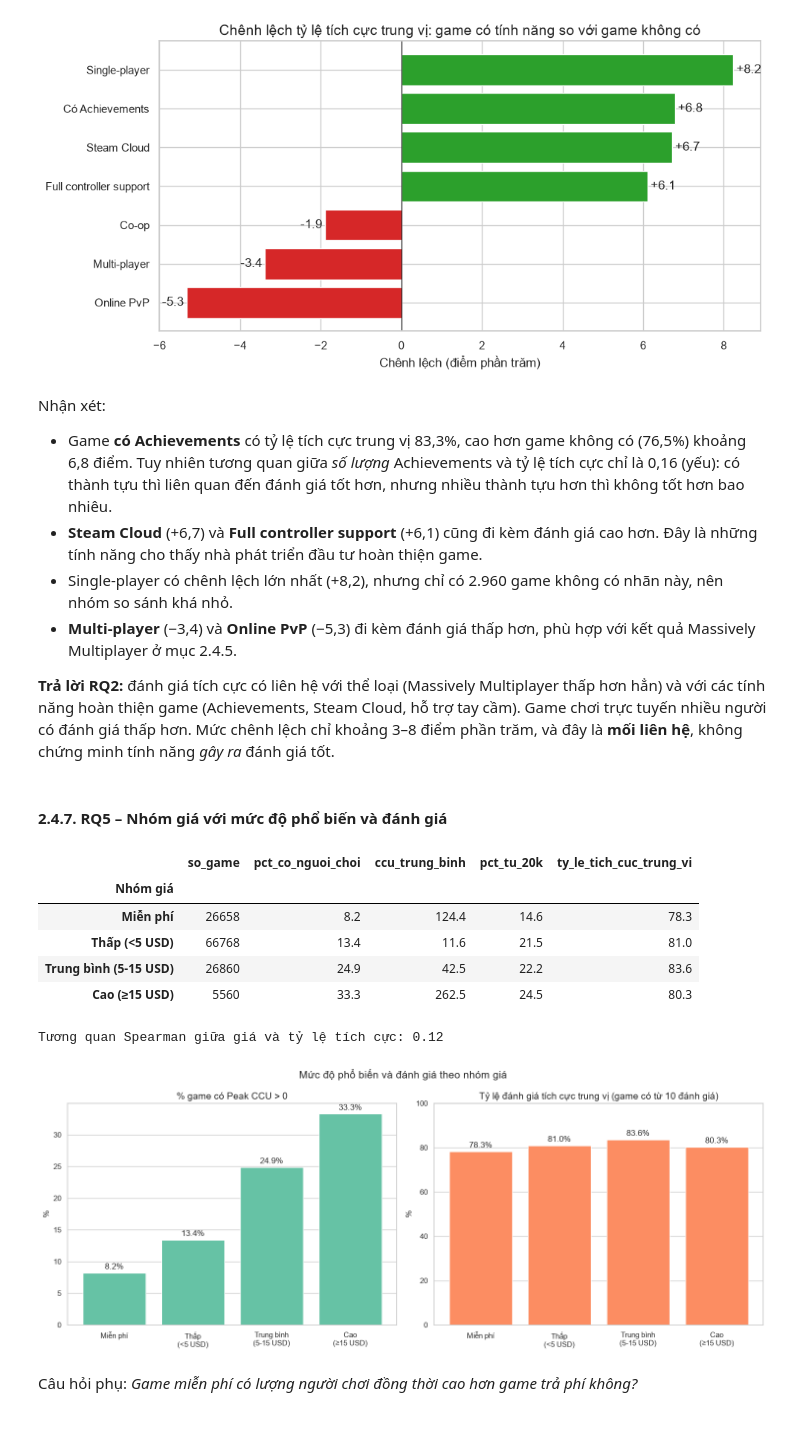
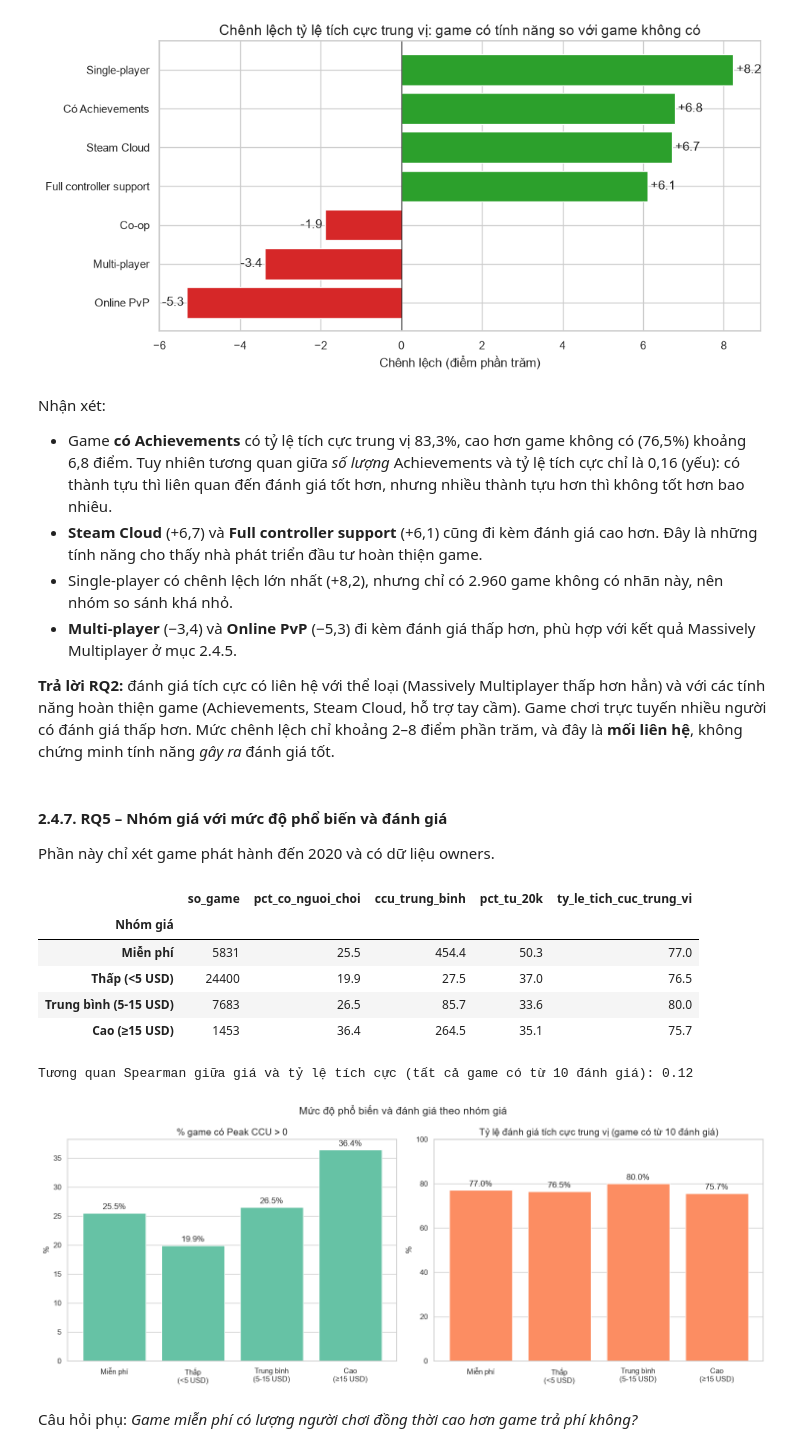
Before and after one commit to huytu059-blip/Games_Data_Science, a Jupyter notebook: notebooks/02_eda.ipynb, the cells around one changed output. Cells and saved outputs as stored; diff of their text form; code cells hidden in the pictures.

```diff
--- a/notebooks/02_eda.ipynb
+++ b/notebooks/02_eda.ipynb
@@ -359,6 +367,7 @@ Các chỉ số dùng chung:
 # %%
 # Chuẩn bị các cột dùng chung cho phần phân tích theo câu hỏi nghiên cứu
 rq = df.copy()
+rq["Năm"] = pd.to_datetime(rq["Release date"]).dt.year
 
 # Estimated owners là một khoảng (ví dụ "20000 - 50000") nên lấy điểm giữa để có 1 con số
 owners_min = rq["Estimated owners"].str.split(" - ").str[0].astype(float)
@@ -396,7 +405,17 @@ the_loai = the_loai[~the_loai["Genre"].isin(["Free To Play", "Early Access"])]
 top_the_loai = the_loai["Genre"].value_counts().head(12).index
 the_loai = the_loai[the_loai["Genre"].isin(top_the_loai)]
 
+# Owners = "0 - 0" là thiếu dữ liệu (notebook 01, mục A3), nên các phần về độ phổ biến bỏ nhóm này
+rq_pho_bien = rq[rq["Estimated owners"] != "0 - 0"]
+the_loai_pho_bien = the_loai[the_loai["Estimated owners"] != "0 - 0"]
+
+# Từ 2021 phần lớn game miễn phí bị thiếu dữ liệu, nên khi so sánh theo giá chỉ xét game đến 2020
+rq_gia = rq_pho_bien[rq_pho_bien["Năm"] <= 2020]
+the_loai_gia = the_loai_pho_bien[the_loai_pho_bien["Năm"] <= 2020]
+
 print("Tổng số game:", len(rq))
+print("Số game dùng cho phần độ phổ biến:", len(rq_pho_bien))
+print("Số game dùng khi so sánh theo giá (đến 2020):", len(rq_gia))
 print("Số game thiếu giá:", rq["Price"].isna().sum())
 print("Số game có từ 10 đánh giá:", len(rq_review))
 print("Số game theo nhóm giá:")
@@ -716,50 +736,52 @@ Nhận xét:
 - Single-player có chênh lệch lớn nhất (+8,2), nhưng chỉ có 2.960 game không có nhãn này, nên nhóm so sánh khá nhỏ.
 - **Multi-player** (−3,4) và **Online PvP** (−5,3) đi kèm đánh giá thấp hơn, phù hợp với kết quả Massively Multiplayer ở mục 2.4.5.
 
-**Trả lời RQ2:** đánh giá tích cực có liên hệ với thể loại (Massively Multiplayer thấp hơn hẳn) và với các tính năng hoàn thiện game (Achievements, Steam Cloud, hỗ trợ tay cầm). Game chơi trực tuyến nhiều người có đánh giá thấp hơn. Mức chênh lệch chỉ khoảng 3–8 điểm phần trăm, và đây là **mối liên hệ**, không chứng minh tính năng *gây ra* đánh giá tốt.
+**Trả lời RQ2:** đánh giá tích cực có liên hệ với thể loại (Massively Multiplayer thấp hơn hẳn) và với các tính năng hoàn thiện game (Achievements, Steam Cloud, hỗ trợ tay cầm). Game chơi trực tuyến nhiều người có đánh giá thấp hơn. Mức chênh lệch chỉ khoảng 2–8 điểm phần trăm, và đây là **mối liên hệ**, không chứng minh tính năng *gây ra* đánh giá tốt.
 # %% [markdown]
 #### 2.4.7. RQ5 – Nhóm giá với mức độ phổ biến và đánh giá
+
+Phần này chỉ xét game phát hành đến 2020 và có dữ liệu owners.
 # %%
-bang_gia = rq.groupby("Nhóm giá").agg(
+bang_gia = rq_gia.groupby("Nhóm giá").agg(
     so_game=("Price", "size"),
     pct_co_nguoi_choi=("Peak CCU", lambda s: (s > 0).mean() * 100),
     ccu_trung_binh=("Peak CCU", "mean"),
     pct_tu_20k=("Owners_mid", lambda s: (s >= 35000).mean() * 100),
 ).reindex(thu_tu_gia)
-bang_gia["ty_le_tich_cuc_trung_vi"] = rq_review.groupby("Nhóm giá")["Positive ratio"].median().reindex(thu_tu_gia)
+bang_gia["ty_le_tich_cuc_trung_vi"] = rq_gia[rq_gia["Total reviews"] >= 10].groupby("Nhóm giá")["Positive ratio"].median().reindex(thu_tu_gia)
 display(bang_gia.round(1))
 
-print("Tương quan Spearman giữa giá và tỷ lệ tích cực:",
+print("Tương quan Spearman giữa giá và tỷ lệ tích cực (tất cả game có từ 10 đánh giá):",
       round(rq_review["Price"].corr(rq_review["Positive ratio"], method="spearman"), 2))
 
 fig, axes = plt.subplots(1, 2, figsize=(15, 6))
 
 axes[0].bar(thu_tu_gia, bang_gia["pct_co_nguoi_choi"], edgecolor="white")
 axes[0].bar_label(axes[0].containers[0], fmt="%.1f%%", padding=3)
 axes[0].set(title="% game có Peak CCU > 0", ylabel="%")
 
 axes[1].bar(thu_tu_gia, bang_gia["ty_le_tich_cuc_trung_vi"], color=sns.color_palette()[1], edgecolor="white")
 axes[1].bar_label(axes[1].containers[0], fmt="%.1f%%", padding=3)
 axes[1].set_ylim(0, 100)
 axes[1].set(title="Tỷ lệ đánh giá tích cực trung vị (game có từ 10 đánh giá)", ylabel="%")
 
 for ax in axes:
     ax.set_xticks(range(len(thu_tu_gia)))
     ax.set_xticklabels([t.replace(" (", "\n(") for t in thu_tu_gia])
     ax.grid(axis="x", visible=False)
 
 fig.suptitle("Mức độ phổ biến và đánh giá theo nhóm giá", fontsize=15)
 plt.tight_layout()
 plt.show()
 # %% [output]
 |  | so_game | pct_co_nguoi_choi | ccu_trung_binh | pct_tu_20k | ty_le_tich_cuc_trung_vi |
 | Nhóm giá |  |  |  |  |  |
-| Miễn phí | 26658 | 8.2 | 124.4 | 14.6 | 78.3 |
-| Thấp (<5 USD) | 66768 | 13.4 | 11.6 | 21.5 | 81.0 |
-| Trung bình (5-15 USD) | 26860 | 24.9 | 42.5 | 22.2 | 83.6 |
-| Cao (≥15 USD) | 5560 | 33.3 | 262.5 | 24.5 | 80.3 |
+| Miễn phí | 5831 | 25.5 | 454.4 | 50.3 | 77.0 |
+| Thấp (<5 USD) | 24400 | 19.9 | 27.5 | 37.0 | 76.5 |
+| Trung bình (5-15 USD) | 7683 | 26.5 | 85.7 | 33.6 | 80.0 |
+| Cao (≥15 USD) | 1453 | 36.4 | 264.5 | 35.1 | 75.7 |
-Tương quan Spearman giữa giá và tỷ lệ tích cực: 0.12
+Tương quan Spearman giữa giá và tỷ lệ tích cực (tất cả game có từ 10 đánh giá): 0.12
-[figure, old version]
+[figure, new version]
 # %% [markdown]
 Câu hỏi phụ: *Game miễn phí có lượng người chơi đồng thời cao hơn game trả phí không?*
 # %%
```
Also changed, not shown: parts of 18 cells of this notebook, 30 other files.
